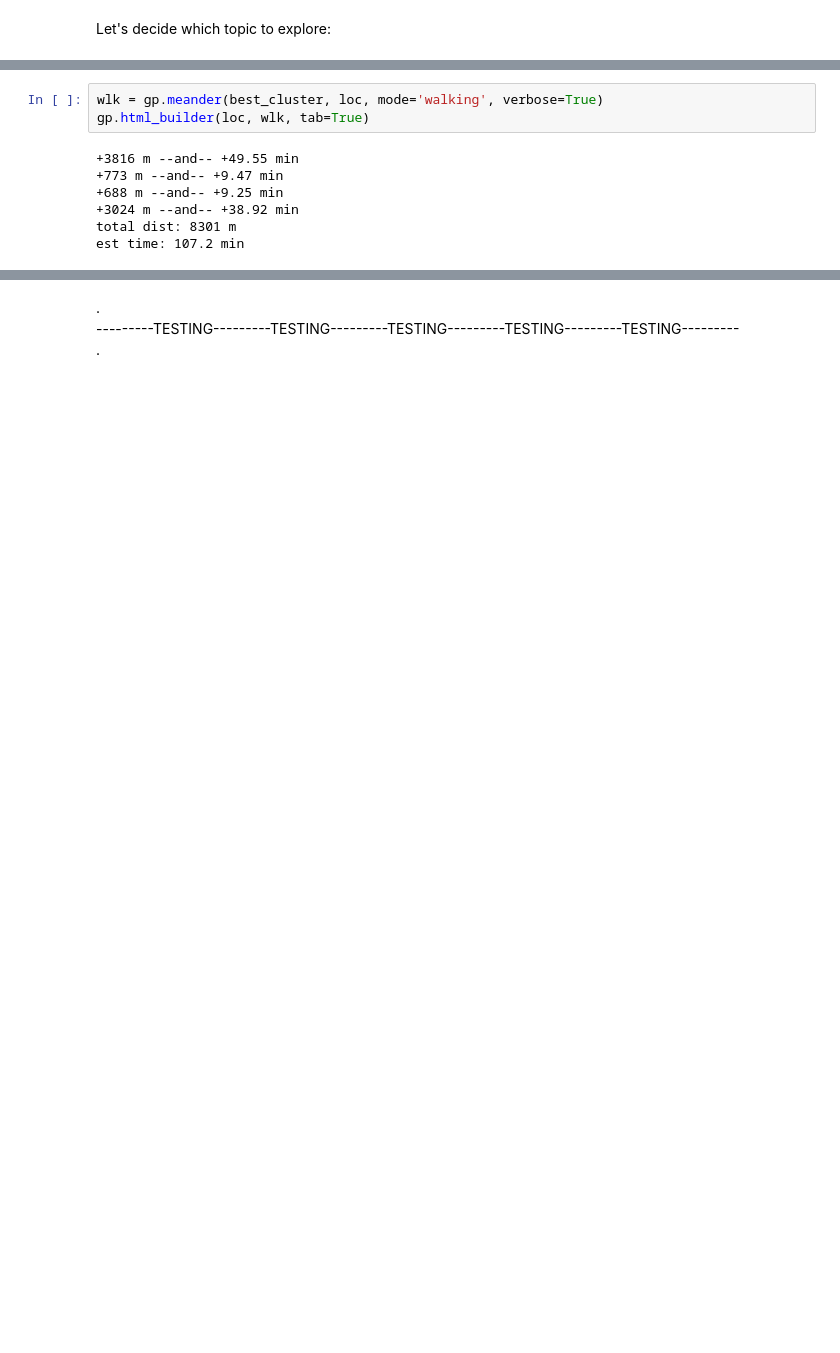
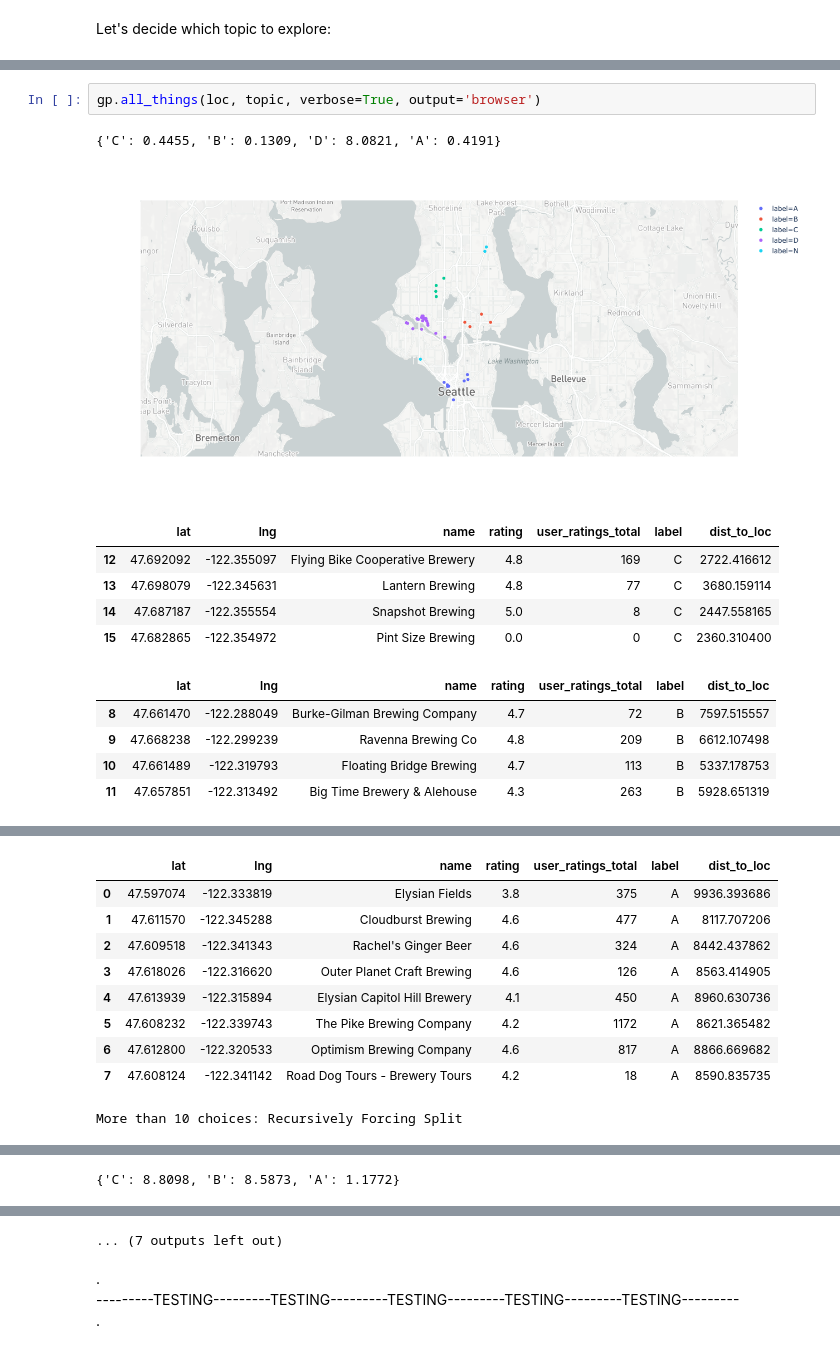
Before and after one commit to UpwardTrajectory/meander-maker, a Jupyter notebook: mvp.ipynb, the cells around one changed output, grey strips where cells are left out. Saved outputs shown, nothing was run; the diff lists cells and outputs as text; blank space fills up the shorter version.

Commit message:
build all_things() and also pull in Miles' work from flask-brython example

```diff
--- a/mvp.ipynb
+++ b/mvp.ipynb
@@ -77,10 +31,15 @@ gp.mapbox(best_cluster)
-# %%
-wlk = gp.meander(best_cluster, loc, mode='walking', verbose=True)
-gp.html_builder(loc, wlk, tab=True)
-# %% [output]
-+3816 m --and-- +49.55 min
-+773 m --and-- +9.47 min
-+688 m --and-- +9.25 min
-+3024 m --and-- +38.92 min
-total dist: 8301 m
-est time: 107.2 min
+# %%
+gp.all_things(loc, topic, verbose=True, output='browser')
+# %% [output]
+{'C': 0.4455, 'B': 0.1309, 'D': 8.0821, 'A': 0.4191}
+[figure, added]
+|  | lat | lng | name | rating | user_ratings_total | label | dist_to_loc |
+| 12 | 47.692092 | -122.355097 | Flying Bike Cooperative Brewery | 4.8 | 169 | C | 2722.416612 |
+| 13 | 47.698079 | -122.345631 | Lantern Brewing | 4.8 | 77 | C | 3680.159114 |
+| 14 | 47.687187 | -122.355554 | Snapshot Brewing | 5.0 | 8 | C | 2447.558165 |
+| 15 | 47.682865 | -122.354972 | Pint Size Brewing | 0.0 | 0 | C | 2360.310400 |
+|  | lat | lng | name | rating | user_ratings_total | label | dist_to_loc |
+| 8 | 47.661470 | -122.288049 | Burke-Gilman Brewing Company | 4.7 | 72 | B | 7597.515557 |
+| 9 | 47.668238 | -122.299239 | Ravenna Brewing Co | 4.8 | 209 | B | 6612.107498 |
+| 10 | 47.661489 | -122.319793 | Floating Bridge Brewing | 4.7 | 113 | B | 5337.178753 |
+| 11 | 47.657851 | -122.313492 | Big Time Brewery & Alehouse | 4.3 | 263 | B | 5928.651319 |
@@ -86,0 +63,10 @@ est time: 107.2 min
+|  | lat | lng | name | rating | user_ratings_total | label | dist_to_loc |
+| 0 | 47.597074 | -122.333819 | Elysian Fields | 3.8 | 375 | A | 9936.393686 |
+| 1 | 47.611570 | -122.345288 | Cloudburst Brewing | 4.6 | 477 | A | 8117.707206 |
+| 2 | 47.609518 | -122.341343 | Rachel's Ginger Beer | 4.6 | 324 | A | 8442.437862 |
+| 3 | 47.618026 | -122.316620 | Outer Planet Craft Brewing | 4.6 | 126 | A | 8563.414905 |
+| 4 | 47.613939 | -122.315894 | Elysian Capitol Hill Brewery | 4.1 | 450 | A | 8960.630736 |
+| 5 | 47.608232 | -122.339743 | The Pike Brewing Company | 4.2 | 1172 | A | 8621.365482 |
+| 6 | 47.612800 | -122.320533 | Optimism Brewing Company | 4.6 | 817 | A | 8866.669682 |
+| 7 | 47.608124 | -122.341142 | Road Dog Tours - Brewery Tours | 4.2 | 18 | A | 8590.835735 |
+More than 10 choices: Recursively Forcing Split
@@ -86,0 +90 @@ est time: 107.2 min
+{'C': 8.8098, 'B': 8.5873, 'A': 1.1772}
@@ -87,3 +109,4 @@ est time: 107.2 min
+... (7 outputs left out)
 # %% [markdown]
 .
 ---------TESTING---------TESTING---------TESTING---------TESTING---------TESTING---------
```
Also changed, not shown: parts of 7 cells of this notebook, 6 other files.
